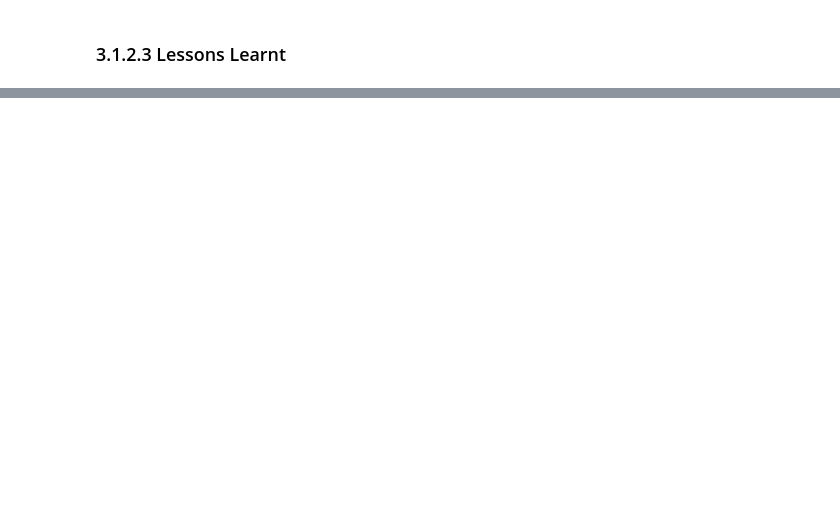
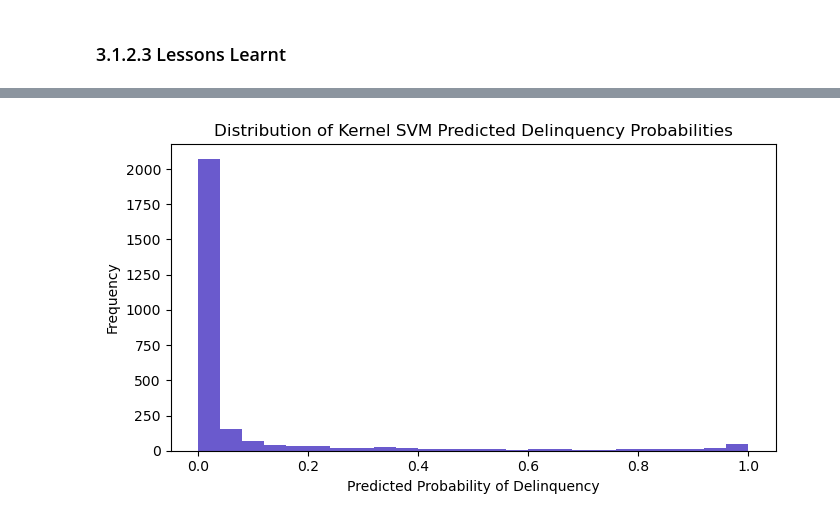
Before and after one commit to hussainu5/ML-QuAM, a Jupyter notebook: QuAM_report.ipynb, the cells around one changed output, grey strips where cells are left out. Saved outputs shown, nothing was run; the diff lists cells and outputs as text; code cells hidden in the pictures; blank space fills up the shorter version.

```diff
--- a/QuAM_report.ipynb
+++ b/QuAM_report.ipynb
@@ -324,0 +516,16 @@ Thus the main lesson from this iteration/experiment is that a simple linear mode
+# %%
+from sklearn.svm import SVC
+
+# RBF-kernel SVM
+svm_clf = SVC(
+    kernel="rbf",
+    C=1.0,
+    gamma="scale",
+    class_weight="balanced",
+    probability=True,
+    random_state=42
+)
+
+# Fitting over whole dataset so the learnt model object can be displayed
+svm_clf.fit(X_scaled, y_class)
+svm_clf
@@ -324,0 +534,75 @@ Thus the main lesson from this iteration/experiment is that a simple linear mode
+# %%
+from sklearn.model_selection import cross_val_predict, StratifiedKFold, train_test_split
+from sklearn.metrics import (
+    accuracy_score,
+    precision_score,
+    recall_score,
+    f1_score,
+    confusion_matrix,
+    classification_report
+)
+from sklearn.svm import SVC
+
+import matplotlib.pyplot as plt
+
+# Stratified folds for class balance
+cv = StratifiedKFold(n_splits=10, shuffle=True, random_state=42)
+
+# Cross-validated class predictions
+y_pred_svm = cross_val_predict(
+    svm_clf,
+    X_scaled,
+    y_class,
+    cv=cv,
+    method="predict"
+)
+
+svm_accuracy = accuracy_score(y_class, y_pred_svm)
+svm_precision = precision_score(y_class, y_pred_svm, zero_division=0)
+svm_recall = recall_score(y_class, y_pred_svm, zero_division=0)
+svm_f1 = f1_score(y_class, y_pred_svm, zero_division=0)
+svm_cm = confusion_matrix(y_class, y_pred_svm)
+
+print("Kernel SVM Classification Metrics:")
+print(f"Accuracy : {svm_accuracy:.4f}")
+print(f"Precision: {svm_precision:.4f}")
+print(f"Recall   : {svm_recall:.4f}")
+print(f"F1-score : {svm_f1:.4f}")
+
+print("\nConfusion Matrix:")
+print(svm_cm)
+
+print("\nClassification Report:")
+print(classification_report(y_class, y_pred_svm, zero_division=0))
+
+# Visualising probability distribution for a train-test split
+X_train_svm, X_test_svm, y_train_svm, y_test_svm = train_test_split(
+    X_scaled,
+    y_class,
+    test_size=0.2,
+    random_state=42,
+    stratify=y_class
+)
+
+svm_prob_clf = SVC(
+    kernel="rbf",
+    C=1.0,
+    gamma="scale",
+    class_weight="balanced",
+    probability=True,
+    random_state=42
+)
+
+svm_prob_clf.fit(X_train_svm, y_train_svm)
+
+y_prob_svm = svm_prob_clf.predict_proba(X_test_svm)[:, 1]
+
+# Plotting predicted delinquency probabilities for Kernel SVM
+plt.figure(figsize=(7, 4))
+plt.hist(y_prob_svm, bins=25, color="slateblue")
+plt.title("Distribution of Kernel SVM Predicted Delinquency Probabilities")
+plt.xlabel("Predicted Probability of Delinquency")
+plt.ylabel("Frequency")
+plt.tight_layout()
+plt.show()
+# %% [output]
@@ -324,0 +628 @@ Thus the main lesson from this iteration/experiment is that a simple linear mode
+[figure, added]
```
Also changed, not shown: parts of 61 cells of this notebook.
